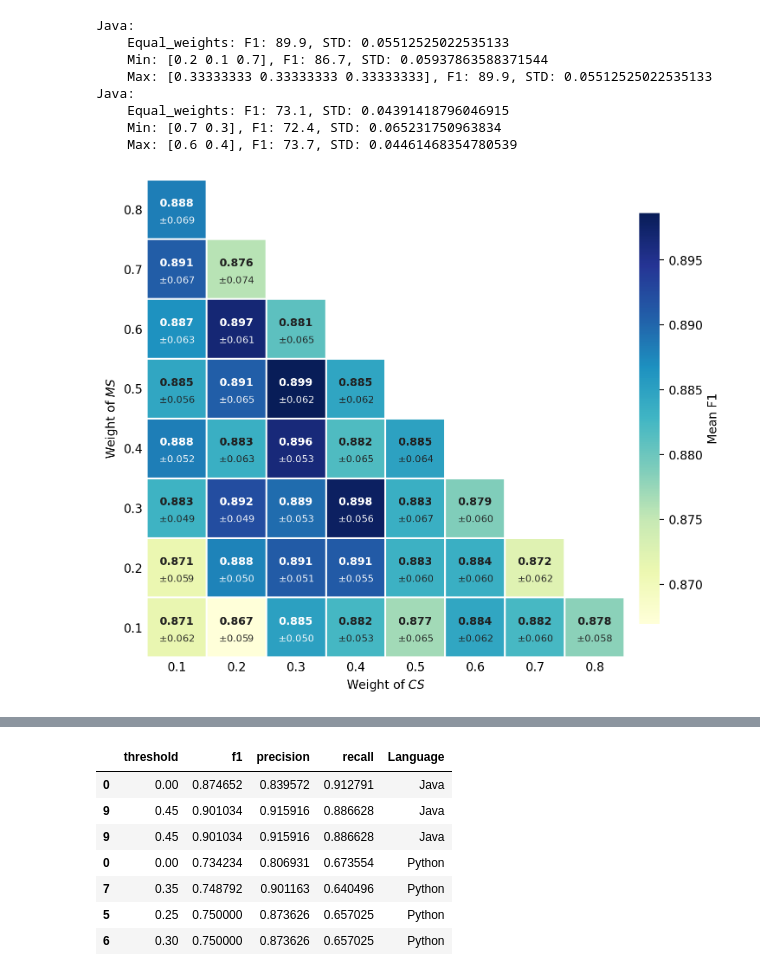
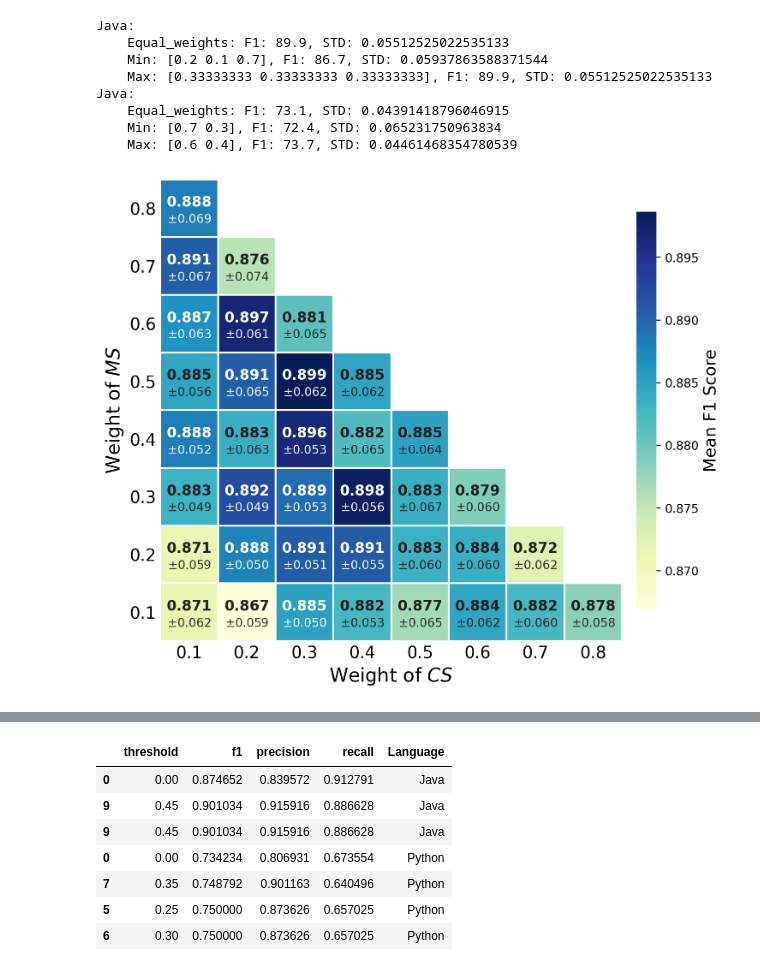
Before and after one commit to ROCK-SE/Bridge, a Jupyter notebook: benchmark_construction/RQ2.ipynb, the cells around one changed output, grey strips where cells are left out. Saved outputs shown, nothing was run; the diff lists cells and outputs as text; code cells hidden in the pictures.

```diff
--- a/benchmark_construction/RQ2.ipynb
+++ b/benchmark_construction/RQ2.ipynb
@@ -100,41 +100,45 @@ def plot_java_sensitivity(save_path: str | None = None):
                 ha="center",
                 va="center",
                 color=text_color,
-                fontsize=9,
+                fontsize=12,
                 fontweight="semibold",
             )
             ax.text(
                 col,
                 row + 0.19,
                 rf"$\pm${std_values[row, col]:.3f}",
                 ha="center",
                 va="center",
                 color=text_color,
-                fontsize=8,
+                fontsize=10,
                 alpha=0.92,
             )
 
-    ax.set_xticks(np.arange(len(cs_values)), [f"{value:.1f}" for value in cs_values])
-    ax.set_yticks(np.arange(len(ms_values)), [f"{value:.1f}" for value in ms_values])
+    ax.set_xticks(
+        np.arange(len(cs_values)), [f"{value:.1f}" for value in cs_values], fontsize=14
+    )
+    ax.set_yticks(
+        np.arange(len(ms_values)), [f"{value:.1f}" for value in ms_values], fontsize=14
+    )
     ax.set_xticks(np.arange(-0.5, len(cs_values), 1), minor=True)
     ax.set_yticks(np.arange(-0.5, len(ms_values), 1), minor=True)
     ax.grid(which="minor", color="white", linewidth=1.5)
     ax.tick_params(axis="both", which="both", length=0)
-    ax.set_xlabel(r"Weight of $CS$")
-    ax.set_ylabel(r"Weight of $MS$")
+    ax.set_xlabel(r"Weight of $CS$", fontsize=16)
+    ax.set_ylabel(r"Weight of $MS$", fontsize=16)
     for spine in ax.spines.values():
         spine.set_visible(False)
     # ax.set_title(r"Java Weight Sensitivity ($w_{AS_j}=1-w_{CS}-w_{MS}$)", pad=12)
     colorbar = fig.colorbar(image, ax=ax, shrink=0.86, pad=0.025)
-    colorbar.set_label("Mean F1")
+    colorbar.set_label("Mean F1 Score", fontsize=14)
     colorbar.outline.set_visible(False)
     if save_path is not None:
         fig.savefig(save_path, bbox_inches="tight")
 
 
 plot_java_sensitivity("../submission/figures/rq2_java_weight_sensitivity.pdf")
 # %% [output]
-[figure, old version]
+[figure, new version]
 # %%
 %matplotlib inline
 %config InlineBackend.figure_format = "retina"
```
Also changed, not shown: parts of 3 cells of this notebook, 3 other files.
